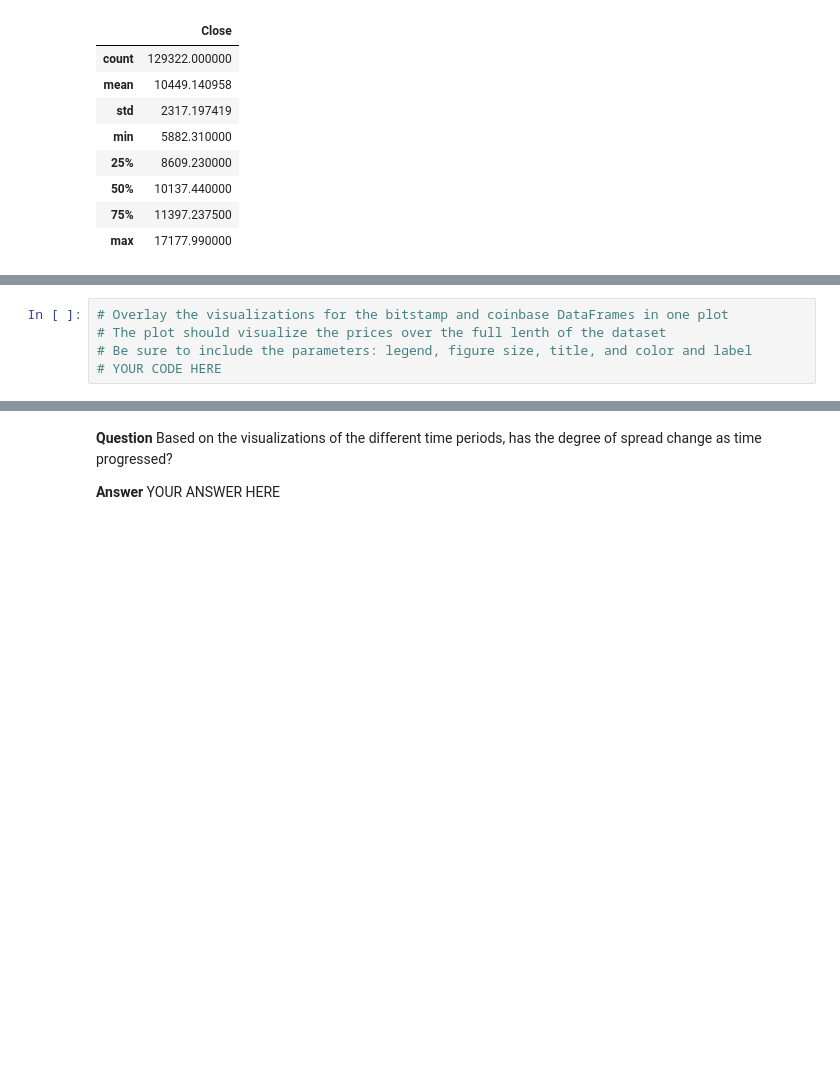
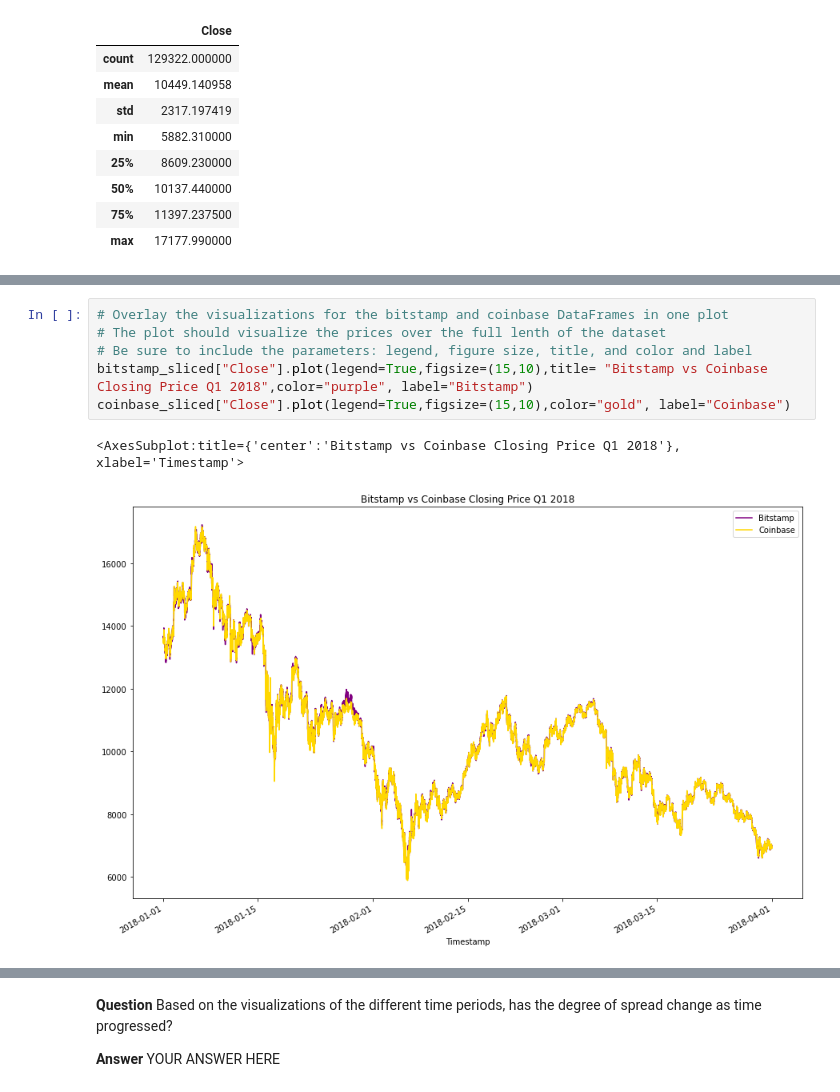
Before and after one commit to naomynaomy/module3challenge, a Jupyter notebook: Starter_Code/crypto_arbitrage.ipynb, the cells around one changed output, grey strips where cells are left out. Cells and saved outputs as stored; diff of their text form; blank space fills up the shorter version.

Commit message:
Create various plots of bitstamp and coinbase data

```diff
--- a/Starter_Code/crypto_arbitrage.ipynb
+++ b/Starter_Code/crypto_arbitrage.ipynb
@@ -296,8 +296,12 @@ coinbase_sliced["Close"].plot(legend=True,figsize=(15,10),title= "Coinbase Trans
 # %%
 # Overlay the visualizations for the bitstamp and coinbase DataFrames in one plot
 # The plot should visualize the prices over the full lenth of the dataset
 # Be sure to include the parameters: legend, figure size, title, and color and label
-# YOUR CODE HERE
+bitstamp_sliced["Close"].plot(legend=True,figsize=(15,10),title= "Bitstamp vs Coinbase Closing Price Q1 2018",color="purple", label="Bitstamp")
+coinbase_sliced["Close"].plot(legend=True,figsize=(15,10),color="gold", label="Coinbase")
+# %% [output]
+<AxesSubplot:title={'center':'Bitstamp vs Coinbase Closing Price Q1 2018'}, xlabel='Timestamp'>
+[figure, added]
 # %%
 # Using the loc and plot functions, create an overlay plot that visualizes
 # the price action of both DataFrames for a one month period early in the dataset
```
Also changed, not shown: parts of 4 cells of this notebook.
